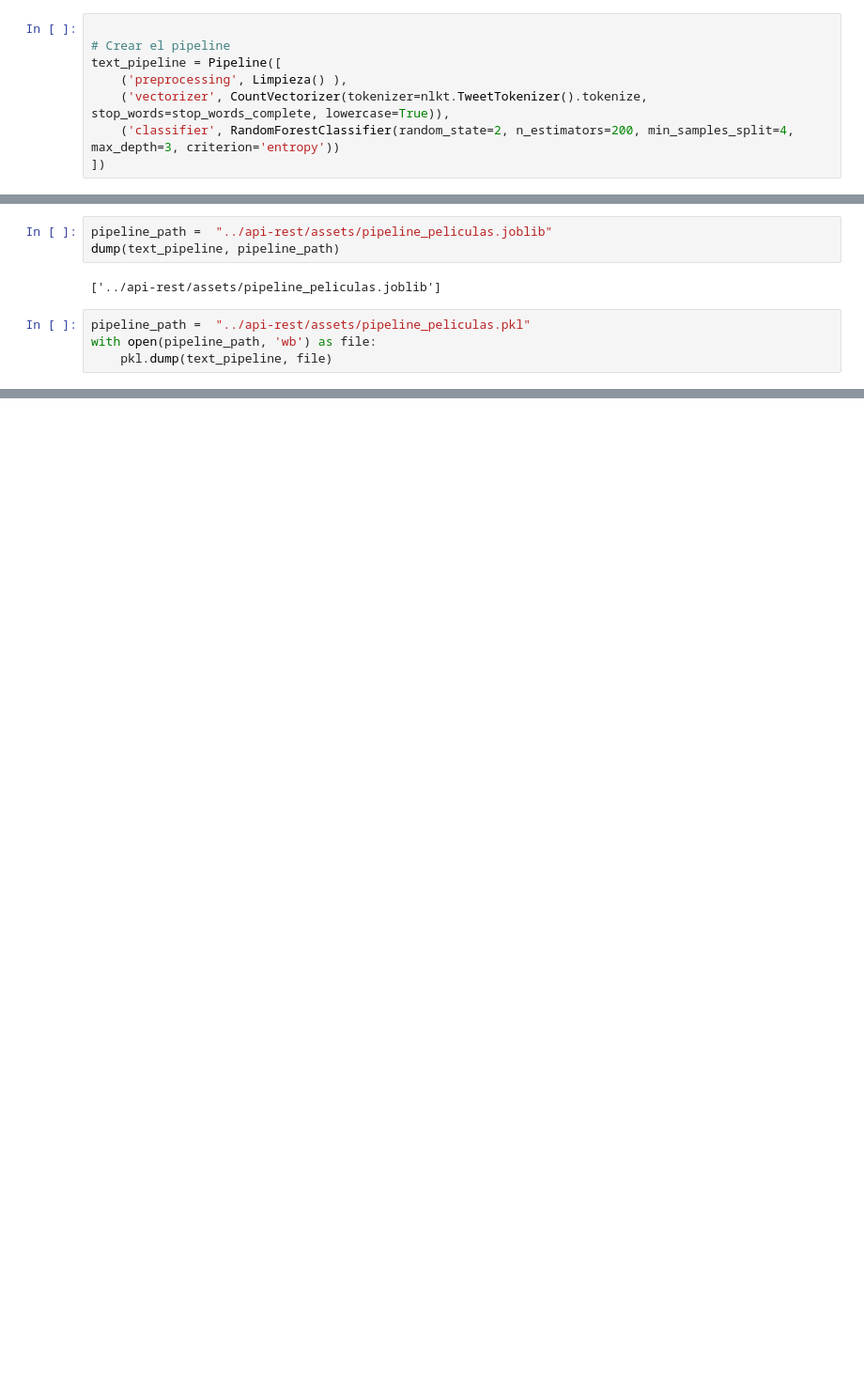
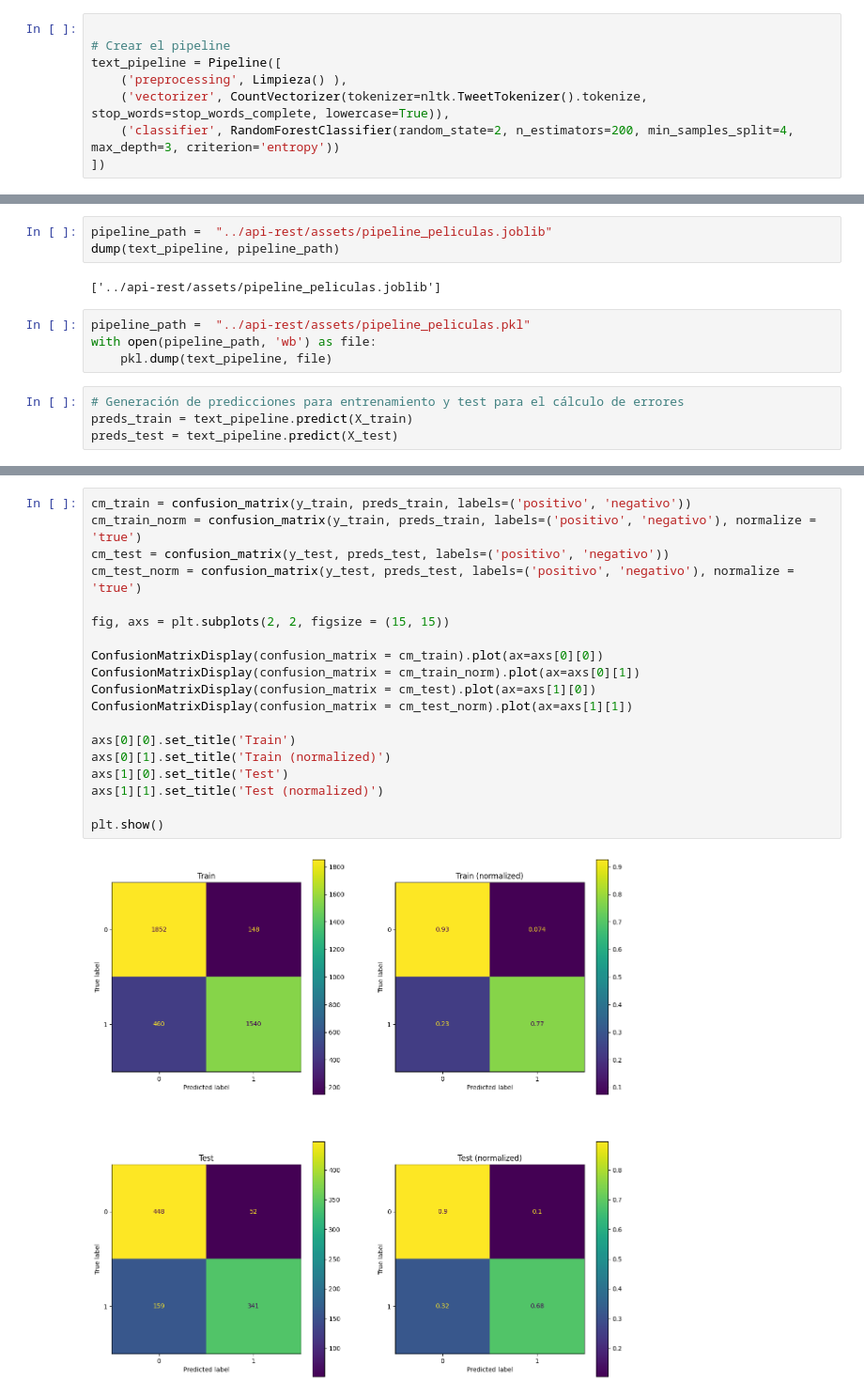
Before and after one commit to The-data-snoopers/app-peliculas, a Jupyter notebook: construccion_pipeline/peliculas_pipeline.ipynb, the cells around one changed output, grey strips where cells are left out. Shown: that part at 94% size. Drawn from its saved outputs; the diff is of its cells as text; blank space fills up the shorter version.

```diff
--- a/construccion_pipeline/peliculas_pipeline.ipynb
+++ b/construccion_pipeline/peliculas_pipeline.ipynb
@@ -46,7 +47,7 @@ stop_words_complete = list(stopwords.words('spanish')) + list(stopwords.words('e
 # Crear el pipeline
 text_pipeline = Pipeline([
     ('preprocessing', Limpieza() ),
-    ('vectorizer', CountVectorizer(tokenizer=nlkt.TweetTokenizer().tokenize, stop_words=stop_words_complete, lowercase=True)),
+    ('vectorizer', CountVectorizer(tokenizer=nltk.TweetTokenizer().tokenize, stop_words=stop_words_complete, lowercase=True)),
     ('classifier', RandomForestClassifier(random_state=2, n_estimators=200, min_samples_split=4, max_depth=3, criterion='entropy'))
 ])
 # %%
@@ -85,3 +86,7 @@ dump(text_pipeline, pipeline_path)
 pipeline_path =  "../api-rest/assets/pipeline_peliculas.pkl"
 with open(pipeline_path, 'wb') as file:
     pkl.dump(text_pipeline, file)
+# %%
+# Generación de predicciones para entrenamiento y test para el cálculo de errores
+preds_train = text_pipeline.predict(X_train)
+preds_test = text_pipeline.predict(X_test)
@@ -87,0 +106,21 @@ with open(pipeline_path, 'wb') as file:
+# %%
+cm_train = confusion_matrix(y_train, preds_train, labels=('positivo', 'negativo'))
+cm_train_norm = confusion_matrix(y_train, preds_train, labels=('positivo', 'negativo'), normalize = 'true')
+cm_test = confusion_matrix(y_test, preds_test, labels=('positivo', 'negativo'))
+cm_test_norm = confusion_matrix(y_test, preds_test, labels=('positivo', 'negativo'), normalize = 'true')
+
+fig, axs = plt.subplots(2, 2, figsize = (15, 15))
+
+ConfusionMatrixDisplay(confusion_matrix = cm_train).plot(ax=axs[0][0])
+ConfusionMatrixDisplay(confusion_matrix = cm_train_norm).plot(ax=axs[0][1])
+ConfusionMatrixDisplay(confusion_matrix = cm_test).plot(ax=axs[1][0])
+ConfusionMatrixDisplay(confusion_matrix = cm_test_norm).plot(ax=axs[1][1])
+
+axs[0][0].set_title('Train')
+axs[0][1].set_title('Train (normalized)')
+axs[1][0].set_title('Test')
+axs[1][1].set_title('Test (normalized)')
+
+plt.show()
+# %% [output]
+[figure, added]
```
Also changed, not shown: parts of 4 cells of this notebook, 4 other files.
